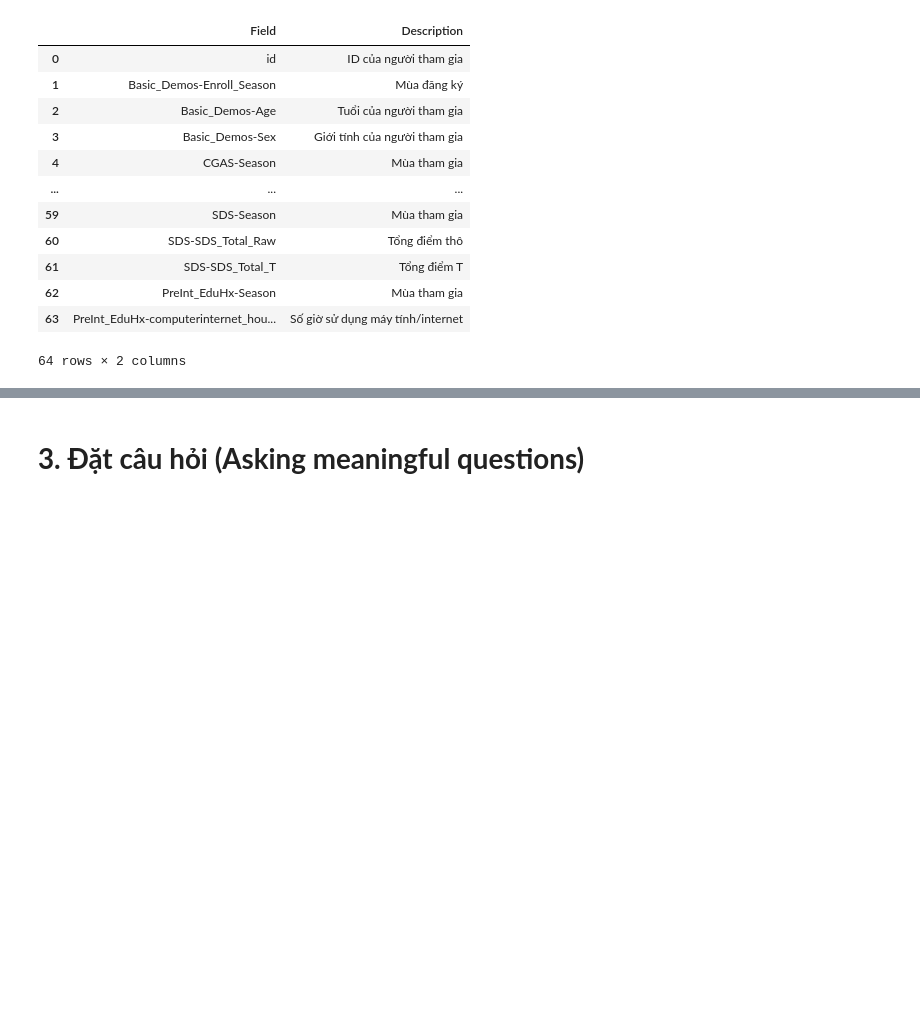
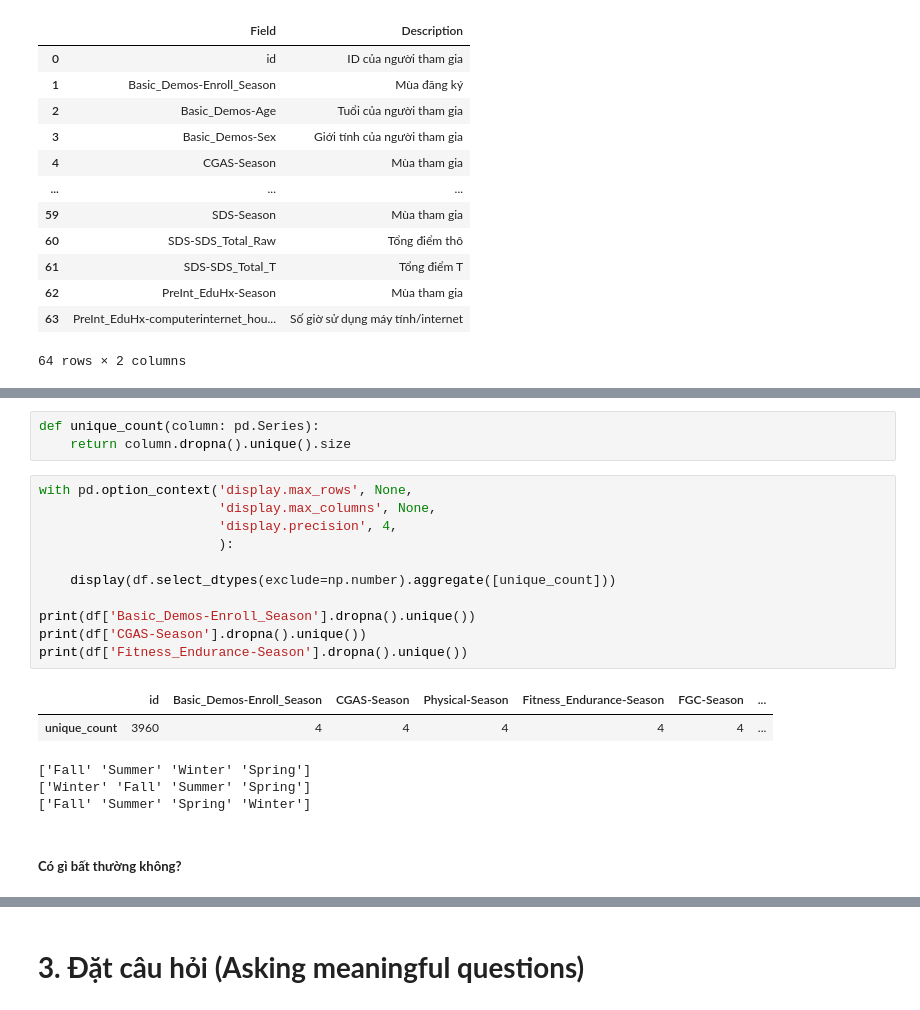
Before and after one commit to xxtnguyn/LTKHDL_Final, a Jupyter notebook: Final_Project.ipynb, the cells around one changed output, grey strips where cells are left out. Saved outputs shown, nothing was run; the diff lists cells and outputs as text; blank space fills up the shorter version.

```diff
--- a/Final_Project.ipynb
+++ b/Final_Project.ipynb
@@ -114,0 +184,22 @@ description[['Field','Description']]
+# %%
+def unique_count(column: pd.Series):
+    return column.dropna().unique().size
+# %%
+with pd.option_context('display.max_rows', None,
+                       'display.max_columns', None,
+                       'display.precision', 4,
+                       ):
+
+    display(df.select_dtypes(exclude=np.number).aggregate([unique_count]))
+
+print(df['Basic_Demos-Enroll_Season'].dropna().unique())
+print(df['CGAS-Season'].dropna().unique())
+print(df['Fitness_Endurance-Season'].dropna().unique())
+# %% [output]
+|  | id | Basic_Demos-Enroll_Season | CGAS-Season | Physical-Season | Fitness_Endurance-Season | FGC-Season | ... |
+| unique_count | 3960 | 4 | 4 | 4 | 4 | 4 | ... |
+['Fall' 'Summer' 'Winter' 'Spring']
+['Winter' 'Fall' 'Summer' 'Spring']
+['Fall' 'Summer' 'Spring' 'Winter']
+# %% [markdown]
+##### **Có gì bất thường không?**
```
Also changed, not shown: parts of 16 cells of this notebook.
